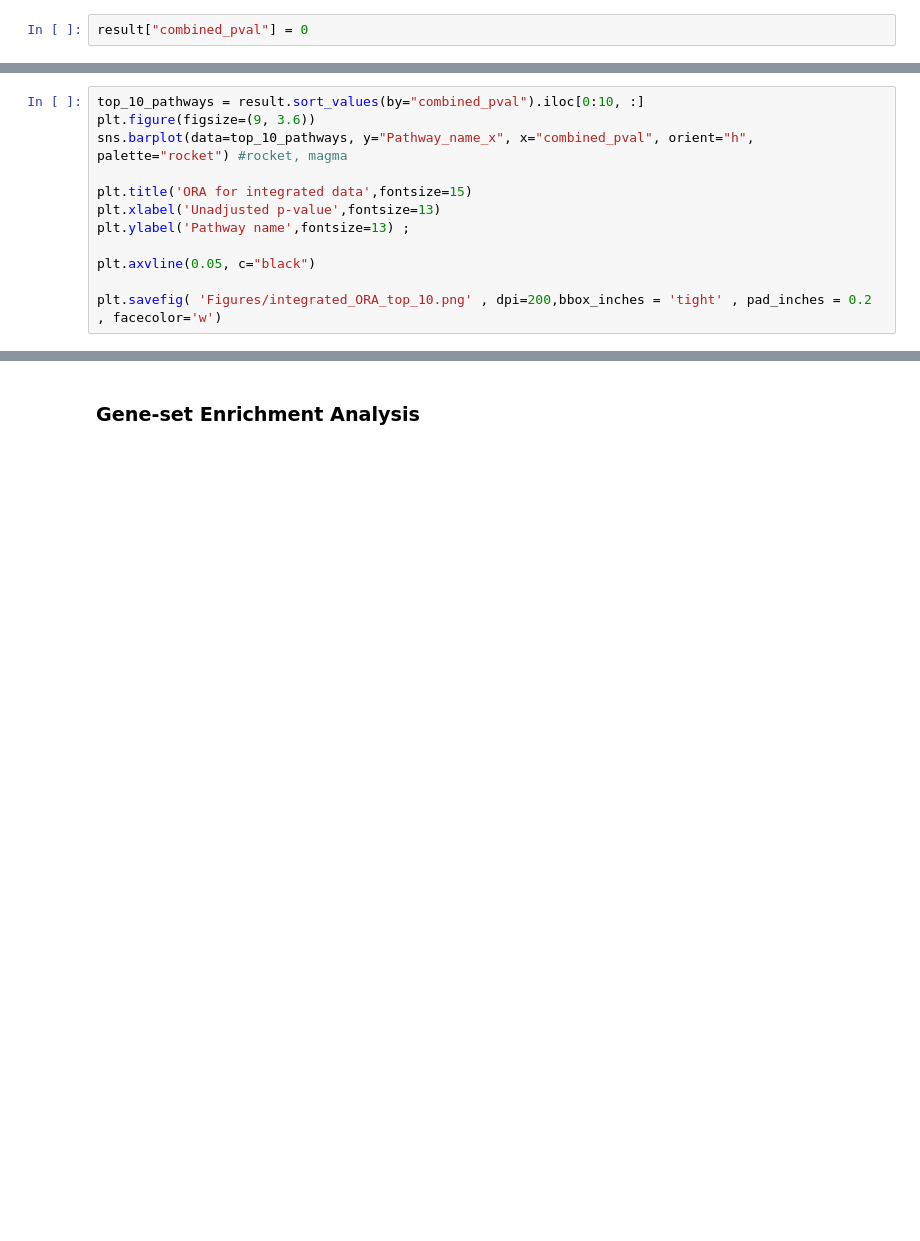
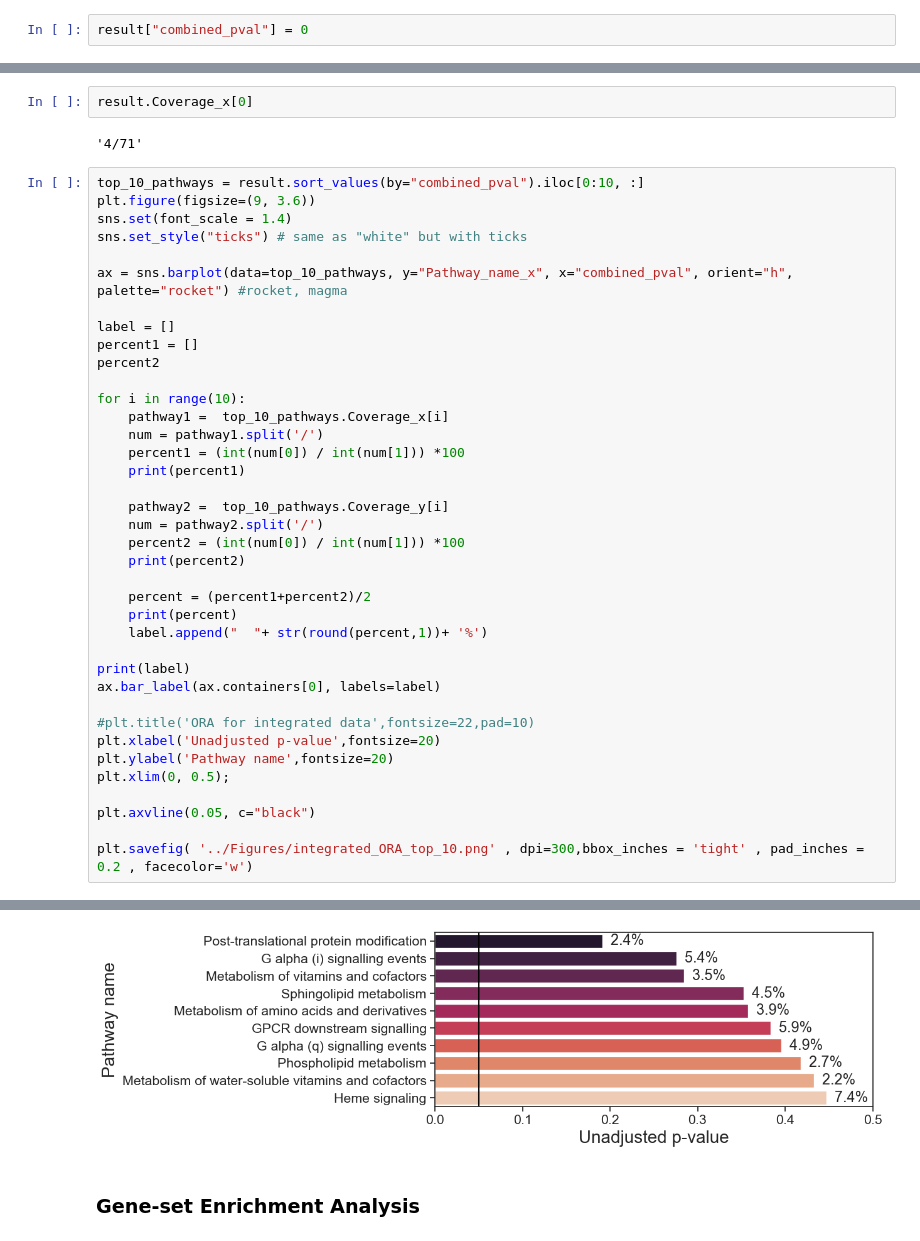
Before and after one commit to j-keung/multiomics-pathway-analysis, a Jupyter notebook: main_scripts/conventional_PA.ipynb, the cells around one changed output, grey strips where cells are left out. Cells and saved outputs as stored; diff of their text form; blank space fills up the shorter version.

```diff
--- a/main_scripts/conventional_PA.ipynb
+++ b/main_scripts/conventional_PA.ipynb
@@ -82,12 +234,43 @@ result[:10]
+# %%
+result.Coverage_x[0]
+# %% [output]
+'4/71'
 # %%
 top_10_pathways = result.sort_values(by="combined_pval").iloc[0:10, :]
 plt.figure(figsize=(9, 3.6))
-sns.barplot(data=top_10_pathways, y="Pathway_name_x", x="combined_pval", orient="h", palette="rocket") #rocket, magma
+sns.set(font_scale = 1.4)
+sns.set_style("ticks") # same as "white" but with ticks
 
-plt.title('ORA for integrated data',fontsize=15)
-plt.xlabel('Unadjusted p-value',fontsize=13)
-plt.ylabel('Pathway name',fontsize=13) ;
+ax = sns.barplot(data=top_10_pathways, y="Pathway_name_x", x="combined_pval", orient="h", palette="rocket") #rocket, magma
+
+label = []
+percent1 = []
+percent2
+
+for i in range(10):
+    pathway1 =  top_10_pathways.Coverage_x[i]
+    num = pathway1.split('/')
+    percent1 = (int(num[0]) / int(num[1])) *100
+    print(percent1)
+
+    pathway2 =  top_10_pathways.Coverage_y[i]
+    num = pathway2.split('/')
+    percent2 = (int(num[0]) / int(num[1])) *100
+    print(percent2)
+
+    percent = (percent1+percent2)/2
+    print(percent)
+    label.append("  "+ str(round(percent,1))+ '%')
+
+print(label)
+ax.bar_label(ax.containers[0], labels=label)
+
+#plt.title('ORA for integrated data',fontsize=22,pad=10)
+plt.xlabel('Unadjusted p-value',fontsize=20)
+plt.ylabel('Pathway name',fontsize=20)
+plt.xlim(0, 0.5);
 
 plt.axvline(0.05, c="black")
 
-plt.savefig( 'Figures/integrated_ORA_top_10.png' , dpi=200,bbox_inches = 'tight' , pad_inches = 0.2 , facecolor='w')
+plt.savefig( '../Figures/integrated_ORA_top_10.png' , dpi=300,bbox_inches = 'tight' , pad_inches = 0.2 , facecolor='w')
+# %% [output]
@@ -94,3 +294,4 @@ plt.savefig( 'Figures/integrated_ORA_top_10.png' , dpi=200,bbox_inches = 'tight'
+[figure, added]
 # %% [markdown]
 ### Gene-set Enrichment Analysis
 # %%
```
Also changed, not shown: parts of 20 cells of this notebook, 2 other files.
